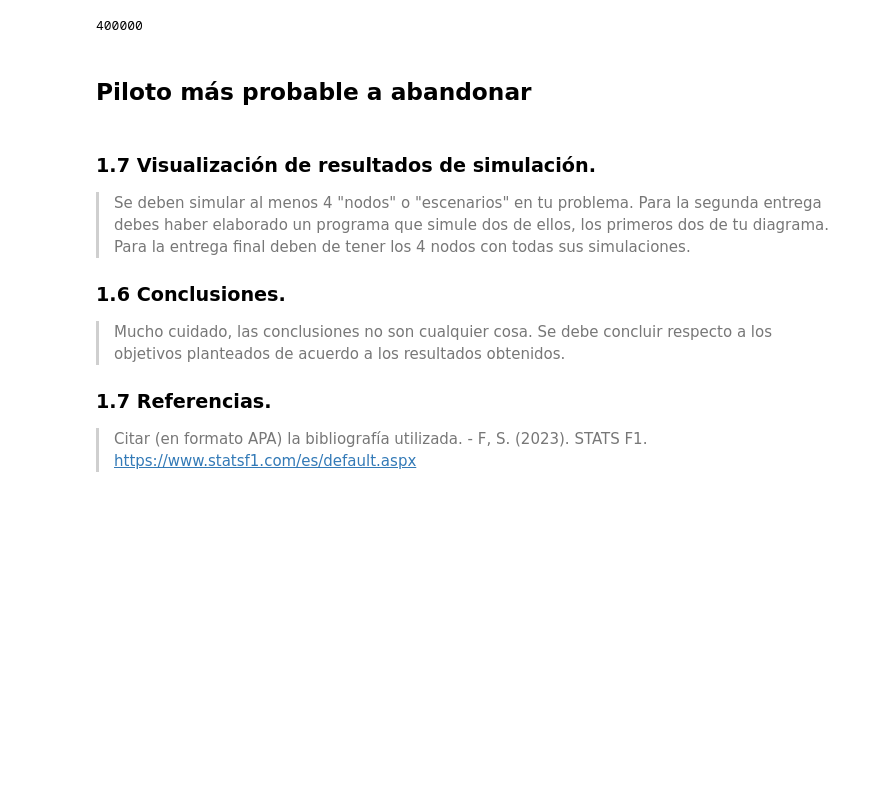
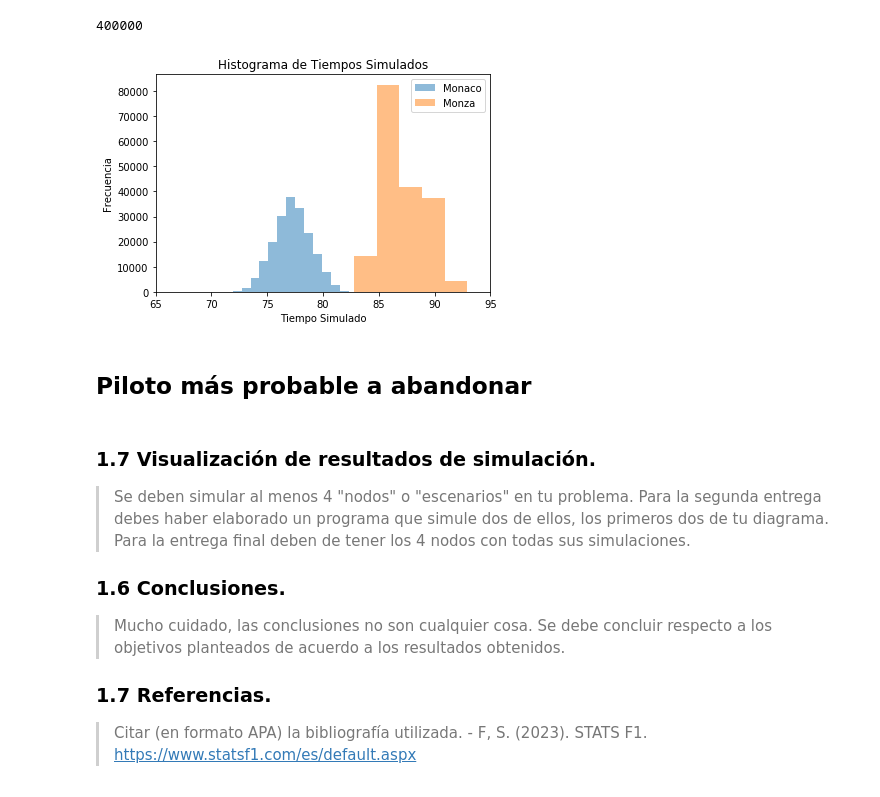
Before and after one commit to carolanb/Proyecto_modulo1, a Jupyter notebook: GuiaProyectoActual.ipynb, the cells around one changed output. Cells and saved outputs as stored; diff of their text form; code cells hidden in the pictures; blank space fills up the shorter version.

Commit message:
histograma
histograma de los tiempos de vuelta que se simularon con montecarlo para determinar quién es más probable a hacer la vuelta rápida

```diff
--- a/GuiaProyectoActual.ipynb
+++ b/GuiaProyectoActual.ipynb
@@ -209,6 +229,25 @@ El piloto más probable a hacer la vuelta rápida en Monza es: Carlos Sainz
 len(simulated_lap_times) #simuló 10000 veces el tiempo de vuelta de cada piloto en 2 GP
 # %% [output]
 400000
+# %%
+import matplotlib.pyplot as plt
+
+gp_data = sim_data['Gran Premio'].unique()  # Obtener los valores únicos de 'Gran Premio'
+
+for gp in gp_data:
+    datos_gp = sim_data[sim_data['Gran Premio'] == gp]['Tiempo Simulado']  # Filtrar por cada Gran Premio
+    plt.hist(datos_gp, bins=150, alpha=0.5, label=f'{gp}')  # Usar 'alpha' para transparencia y etiquetar cada histograma
+
+plt.xlabel('Tiempo Simulado')
+plt.xlim(65, 95)
+plt.ylabel('Frecuencia')
+plt.legend()
+plt.title('Histograma de Tiempos Simulados')
+
+# Mostrar el histograma
+plt.show()
+# %% [output]
+[figure, added]
 # %% [markdown]
 ## Piloto más probable a abandonar
 # %%
```
Also changed, not shown: parts of 2 cells of this notebook.
